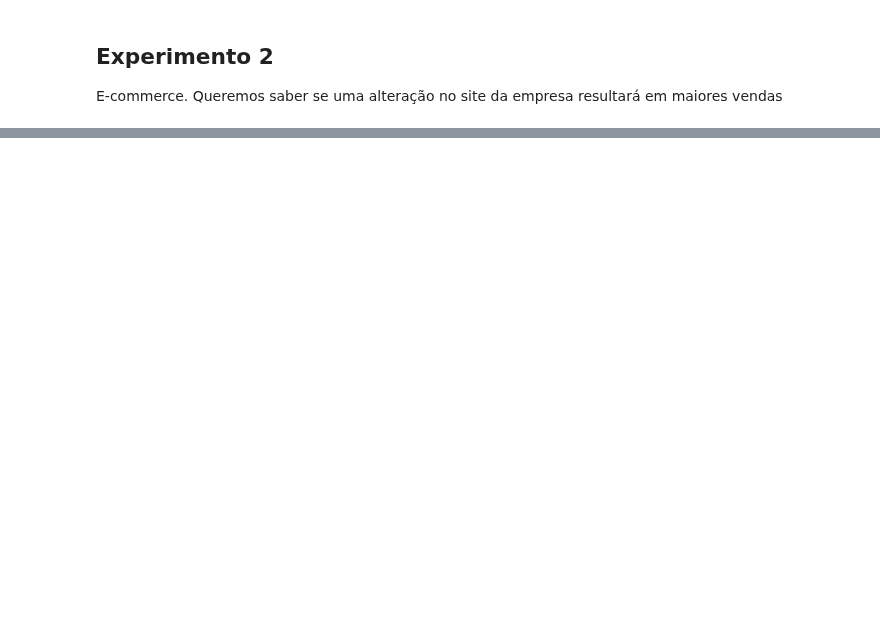
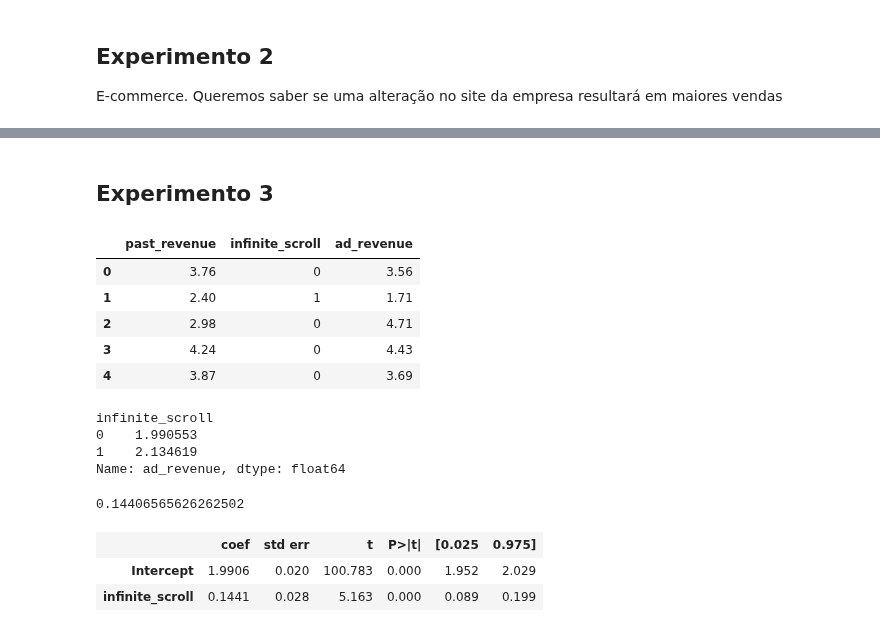
Before and after one commit to CardosoJr/bootcamp, a Jupyter notebook: Labs/Lab 6 - Teste A_B.ipynb, the cells around one changed output, grey strips where cells are left out. Saved outputs shown, nothing was run; the diff lists cells and outputs as text; code cells hidden in the pictures; blank space fills up the shorter version.

```diff
--- a/Labs/Lab 6 - Teste A_B.ipynb
+++ b/Labs/Lab 6 - Teste A_B.ipynb
@@ -281,0 +386,2 @@ fig.tight_layout(pad=3.0)
+# %% [markdown]
+## Experimento 3
@@ -281,0 +463,29 @@ fig.tight_layout(pad=3.0)
+# %%
+dgp = dgp_infinite_scroll(n=10_000)
+df = dgp.generate_data(true_effect=0.14)
+df.head()
+# %% [output]
+|  | past_revenue | infinite_scroll | ad_revenue |
+| 0 | 3.76 | 0 | 3.56 |
+| 1 | 2.40 | 1 | 1.71 |
+| 2 | 2.98 | 0 | 4.71 |
+| 3 | 4.24 | 0 | 4.43 |
+| 4 | 3.87 | 0 | 3.69 |
+# %%
+result = df.groupby("infinite_scroll")['ad_revenue'].mean()
+result
+# %% [output]
+infinite_scroll
+0    1.990553
+1    2.134619
+Name: ad_revenue, dtype: float64
+# %%
+result[1] - result[0]
+# %% [output]
+0.14406565626262502
+# %%
+smf.ols('ad_revenue ~ infinite_scroll', df).fit().summary().tables[1]
+# %% [output]
+|  | coef | std err | t | P>|t| | [0.025 | 0.975] |
+| Intercept | 1.9906 | 0.020 | 100.783 | 0.000 | 1.952 | 2.029 |
+| infinite_scroll | 0.1441 | 0.028 | 5.163 | 0.000 | 0.089 | 0.199 |
```
Also changed, not shown: parts of 25 cells of this notebook.
